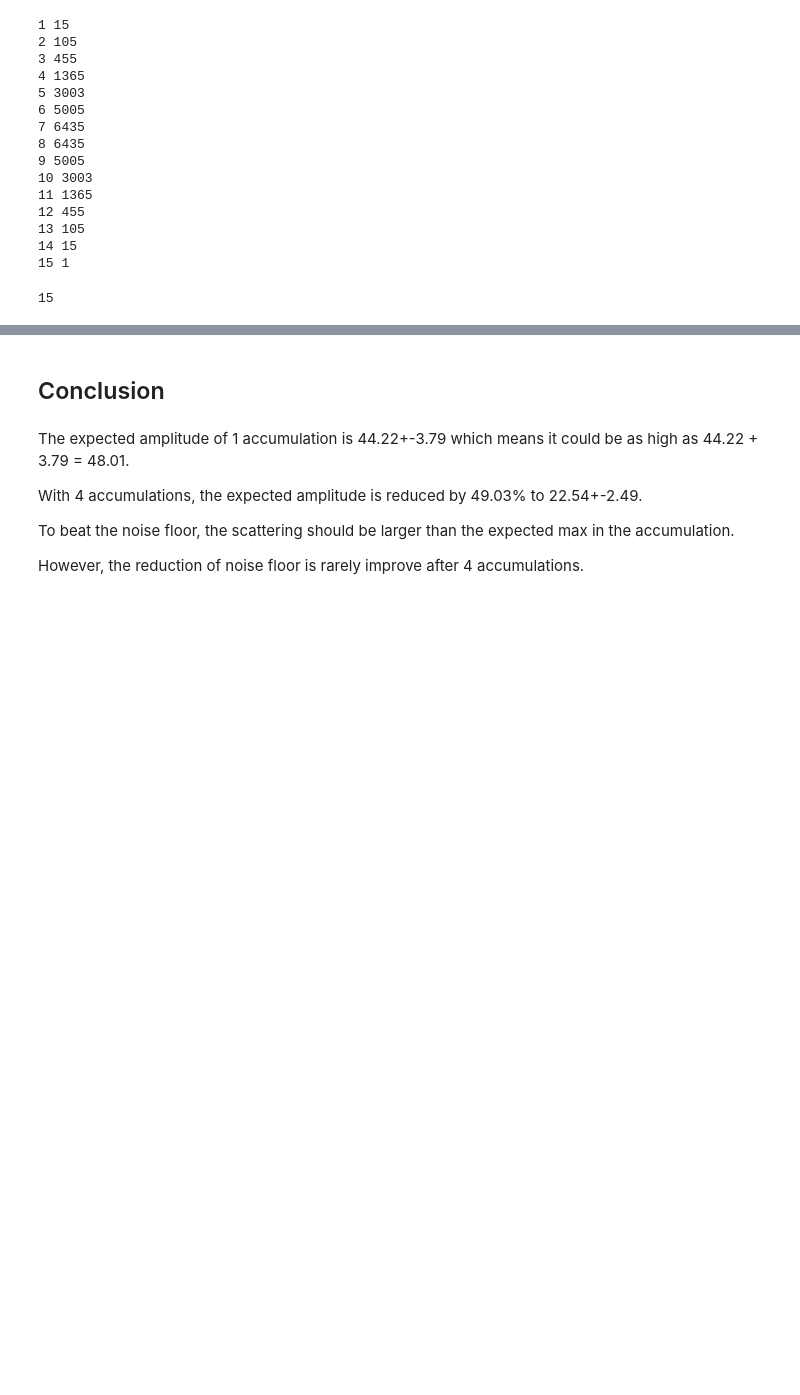
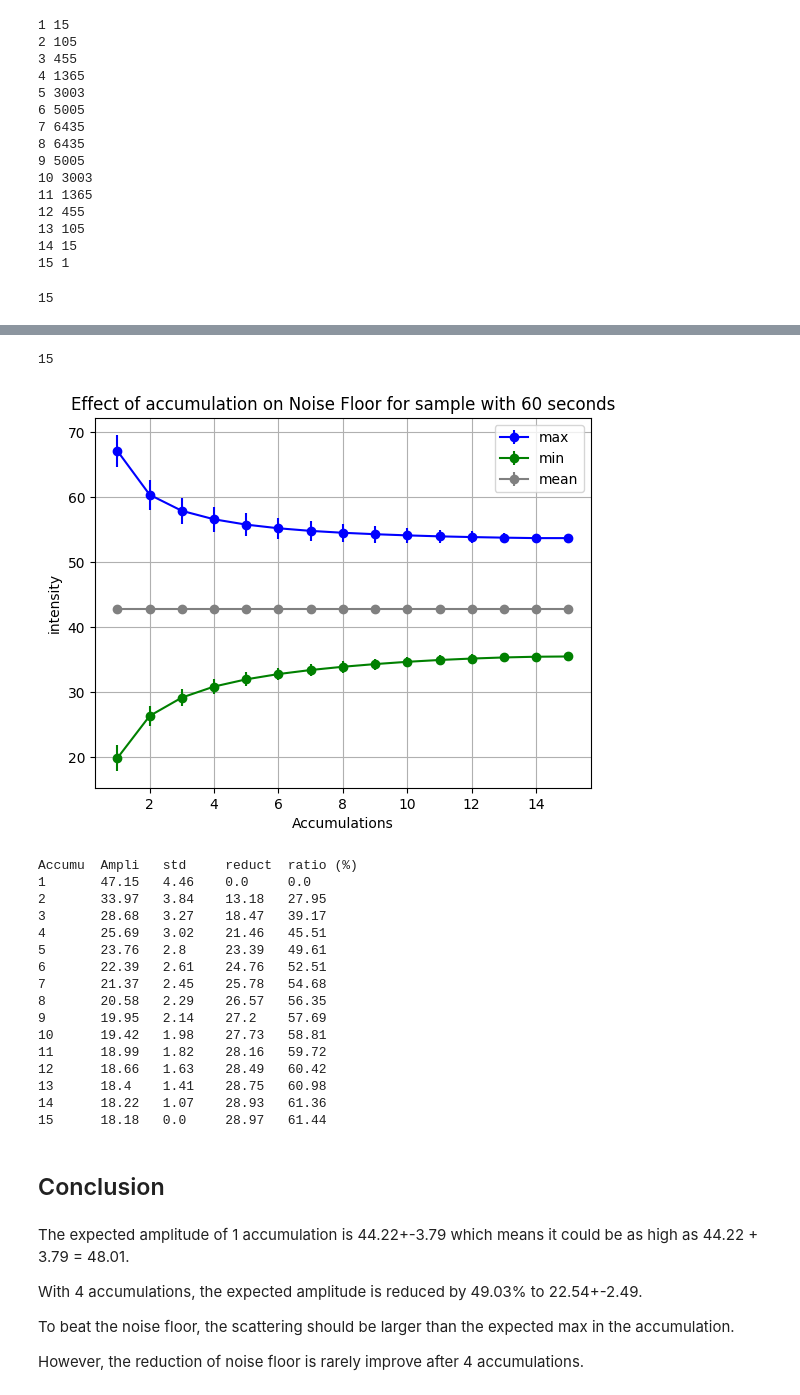
Before and after one commit to AIT-brainlab/raman-for-glucose-measurement, a Jupyter notebook: jupyter/20241211-noisefloor_and_accumulation.ipynb, the cells around one changed output, grey strips where cells are left out. Drawn from its saved outputs; the diff is of its cells as text; code cells hidden in the pictures; blank space fills up the shorter version.

```diff
--- a/jupyter/20241211-noisefloor_and_accumulation.ipynb
+++ b/jupyter/20241211-noisefloor_and_accumulation.ipynb
@@ -287,3 +397,37 @@ Accumu  Ampli   std     reduct  ratio (%)
+# %%
+# Now, we will do that for all layers and kept the answer in the answers
+answers_60s:list[dict] = []
+for layer in range(15):
+    layer_samples:list[Sample] = []
+    for idxes in combinations(range(15), layer+1):
+        layer_samples.append(accum(samples_60s, idxes))
+    # print(layer+1, len(layer_samples))
+    ans = get_stat(layer_samples)
+    answers_60s.append(ans)
+
+len(answers_60s)
+# %% [output]
+15
+# %%
+report(title="Effect of accumulation on Noise Floor for sample with 60 seconds", answers=answers_60s)
+# %% [output]
+[figure, added]
+Accumu  Ampli   std     reduct  ratio (%)
+1       47.15   4.46    0.0     0.0
+2       33.97   3.84    13.18   27.95
+3       28.68   3.27    18.47   39.17
+4       25.69   3.02    21.46   45.51
+5       23.76   2.8     23.39   49.61
+6       22.39   2.61    24.76   52.51
+7       21.37   2.45    25.78   54.68
+8       20.58   2.29    26.57   56.35
+9       19.95   2.14    27.2    57.69
+10      19.42   1.98    27.73   58.81
+11      18.99   1.82    28.16   59.72
+12      18.66   1.63    28.49   60.42
+13      18.4    1.41    28.75   60.98
+14      18.22   1.07    28.93   61.36
+15      18.18   0.0     28.97   61.44
 # %% [markdown]
 ## Conclusion
 # %% [markdown]
```
Also changed, not shown: parts of 12 cells of this notebook, 1 other file.
